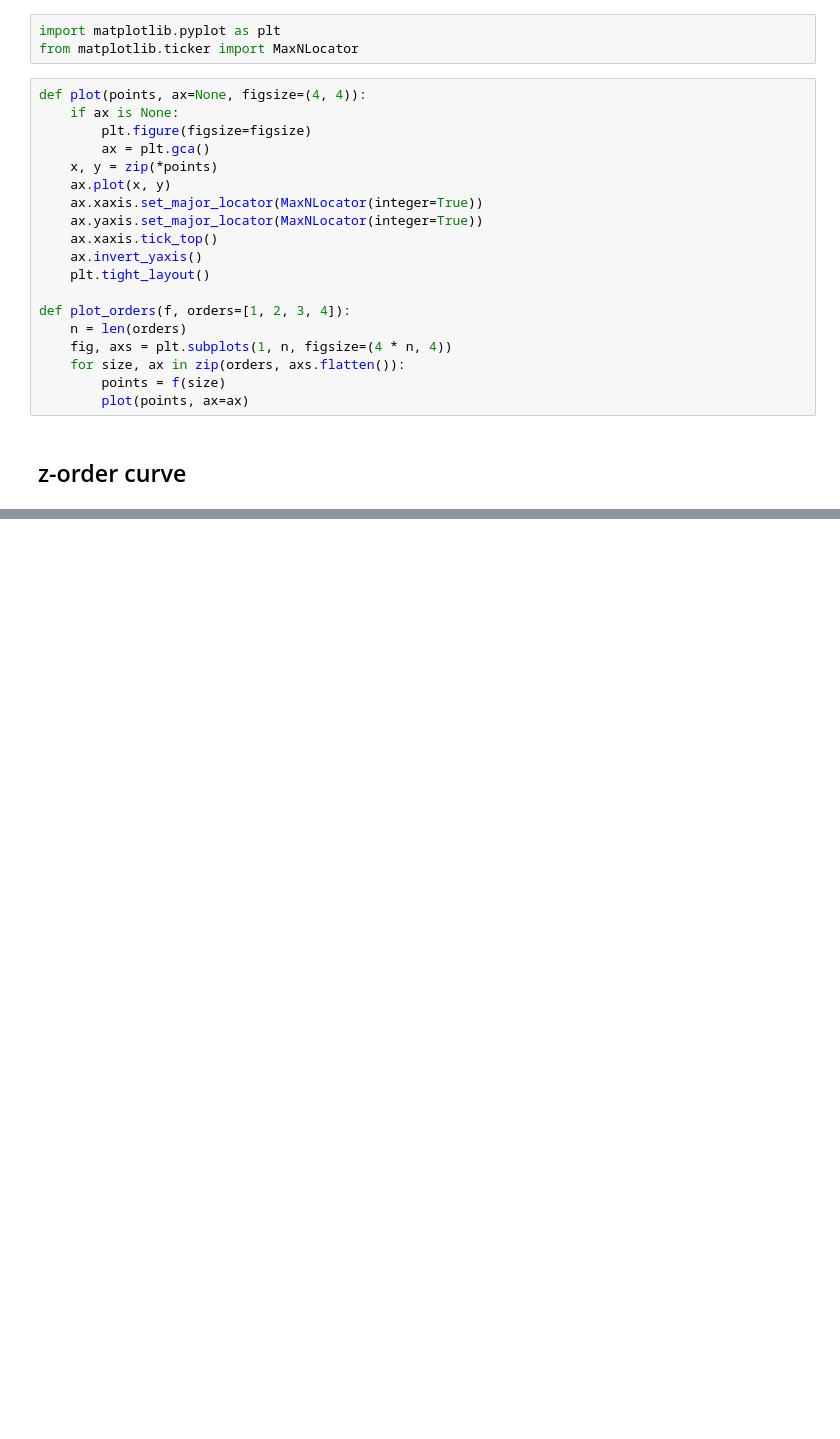
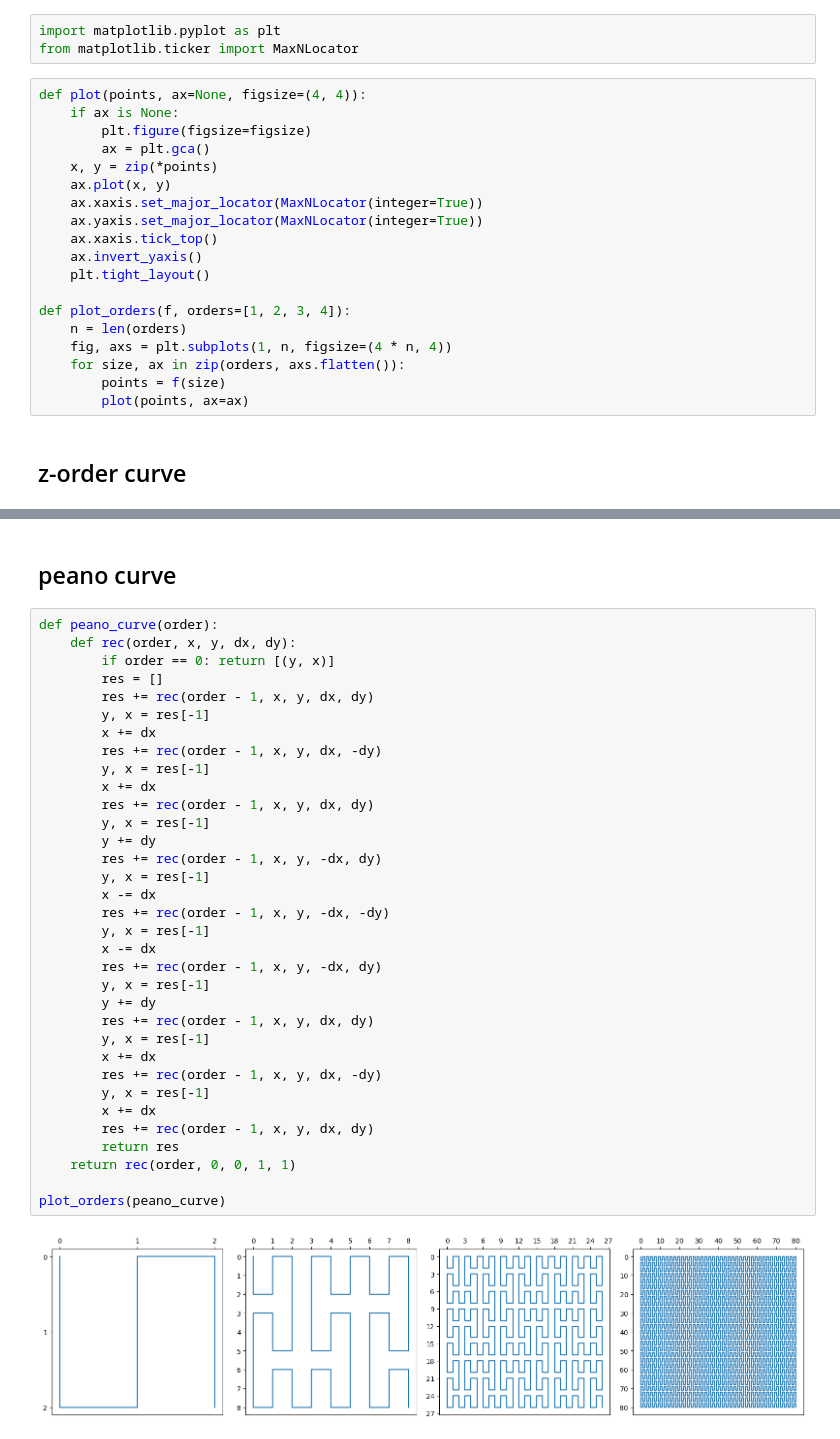
Before and after one commit to peluche/ml-misc, a Jupyter notebook: space-filling-curve.ipynb, the cells around one changed output, grey strips where cells are left out. Drawn from its saved outputs; the diff is of its cells as text; blank space fills up the shorter version.

```diff
--- a/space-filling-curve.ipynb
+++ b/space-filling-curve.ipynb
@@ -48,0 +50,38 @@ plot_orders(z_order_curve, [4, 8, 16, 32, 64])
+# %% [markdown]
+## peano curve
+# %%
+def peano_curve(order):
+    def rec(order, x, y, dx, dy):
+        if order == 0: return [(y, x)]
+        res = []
+        res += rec(order - 1, x, y, dx, dy)
+        y, x = res[-1]
+        x += dx
+        res += rec(order - 1, x, y, dx, -dy)
+        y, x = res[-1]
+        x += dx
+        res += rec(order - 1, x, y, dx, dy)
+        y, x = res[-1]
+        y += dy
+        res += rec(order - 1, x, y, -dx, dy)
+        y, x = res[-1]
+        x -= dx
+        res += rec(order - 1, x, y, -dx, -dy)
+        y, x = res[-1]
+        x -= dx
+        res += rec(order - 1, x, y, -dx, dy)
+        y, x = res[-1]
+        y += dy
+        res += rec(order - 1, x, y, dx, dy)
+        y, x = res[-1]
+        x += dx
+        res += rec(order - 1, x, y, dx, -dy)
+        y, x = res[-1]
+        x += dx
+        res += rec(order - 1, x, y, dx, dy)
+        return res
+    return rec(order, 0, 0, 1, 1)
+
+plot_orders(peano_curve)
+# %% [output]
+[figure, added]
```
Also changed, not shown: parts of 2 cells of this notebook.
